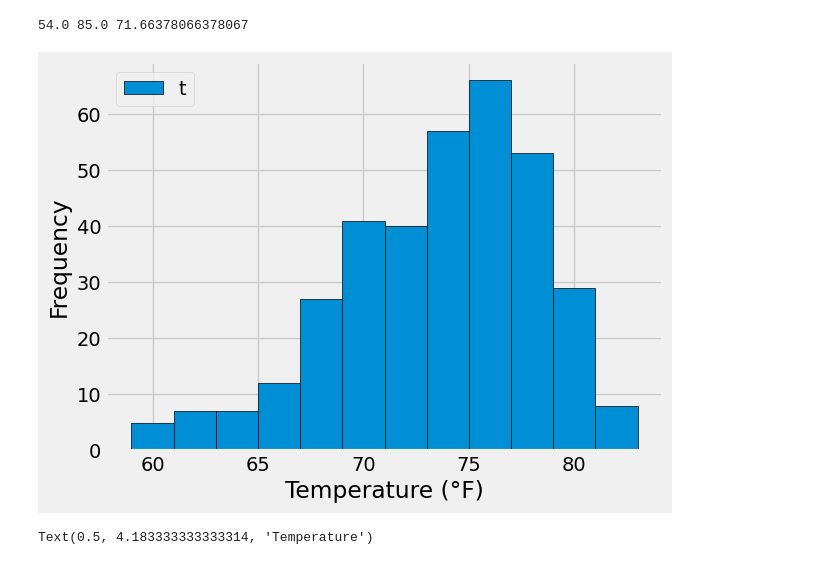
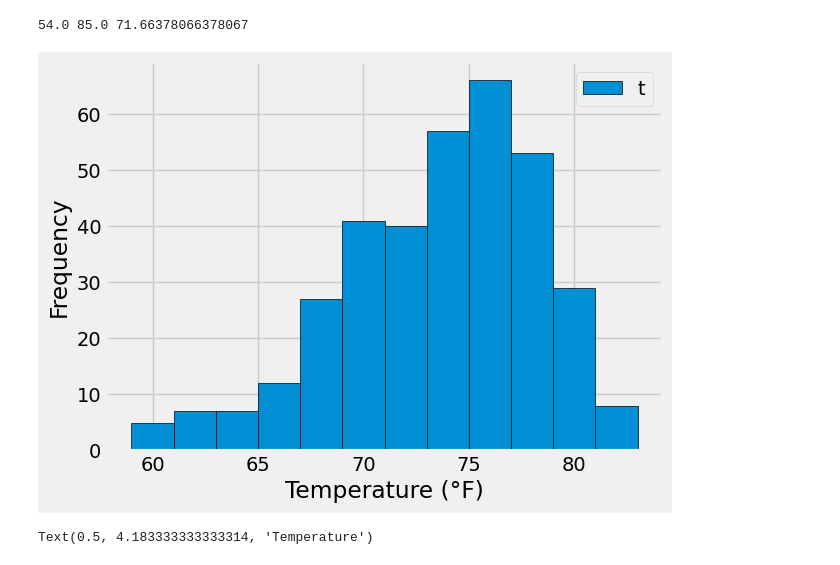
Before and after one commit to matthill4459/sqlalchemy-challenge, a Jupyter notebook: SurfsUp/Starter_Code/climate_starter.ipynb, the cells around one changed output. Saved outputs shown, nothing was run; the diff lists cells and outputs as text; code cells hidden in the pictures.

```diff
--- a/SurfsUp/Starter_Code/climate_starter.ipynb
+++ b/SurfsUp/Starter_Code/climate_starter.ipynb
@@ -202,31 +143,31 @@ print(lowest_temp, highest_temp, avg_temp)
 # %%
 # Find the most recent date in the dataset
 most_recent_date_str = session.query(func.max(Measurement.date)).scalar()
 
 # Convert most_recent_date_str to a datetime object
 most_recent_date = pd.to_datetime(most_recent_date_str)
 
 # Calculate the date one year ago from the most recent date
 one_year_ago = (most_recent_date - pd.DateOffset(days=365)).strftime('%Y-%m-%d')
 
 # Query temperature observation data for the last 12 months for the most active station
 temperature_data = session.query(Measurement.date, Measurement.tobs)\
     .filter(Measurement.station == most_active_station)\
     .filter(Measurement.date >= one_year_ago)\
     .filter(Measurement.date <= most_recent_date_str)\
     .all()
 
 # Convert the query results to a Pandas DataFrame
 temperature_df = pd.DataFrame(temperature_data, columns=['Date', 'Temperature'])
 
 # Plot the results as a histogram
 plt.hist(temperature_df['Temperature'], bins=12, edgecolor='black')
 plt.xlabel('Temperature (°F)')
 plt.ylabel('Frequency')
-plt.legend("tobs", loc='upper left')
+plt.legend('tobs')
 plt.show()
 # %% [output]
-[figure, old version]
+[figure, new version]
 # %%
 # Using the most active station id
 # Query the last 12 months of temperature observation data for this station and plot the results as a histogram
```
Also changed, not shown: parts of 5 cells of this notebook, 1 other file.
